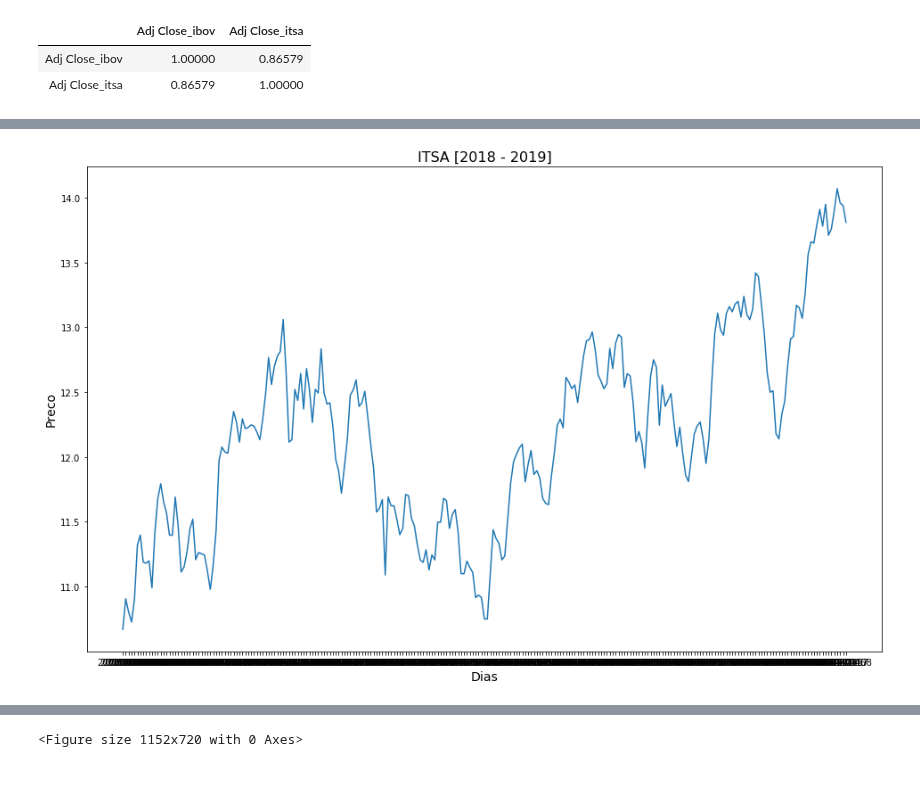
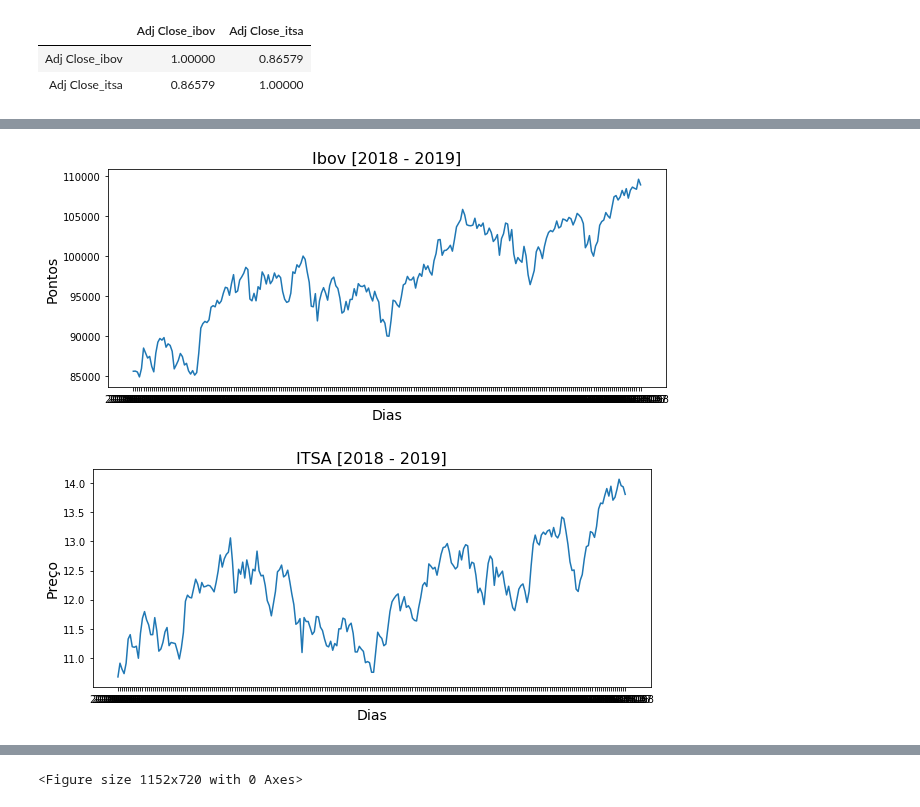
Before and after one commit to pbcarani/P3-Data-Science, a Jupyter notebook: P3_ibov_itausa.ipynb, the cells around one changed output, grey strips where cells are left out. Drawn from its saved outputs; the diff is of its cells as text; code cells hidden in the pictures; blank space fills up the shorter version.

```diff
--- a/P3_ibov_itausa.ipynb
+++ b/P3_ibov_itausa.ipynb
@@ -99,9 +150,17 @@ itsa.describe()
 # %%
-plt.figure(1, figsize=(16,10))
+plt.figure(1, figsize=(10,4))
+plt.plot(date, pontos)
+plt.title('Ibov [2018 - 2019]', fontsize=16)
+plt.xlabel('Dias', fontsize=14)
+plt.ylabel('Pontos', fontsize=14)
+plt.show();
+
+plt.figure(1, figsize=(10,4))
 plt.plot(date, preco)
 plt.title('ITSA [2018 - 2019]', fontsize=16)
 plt.xlabel('Dias', fontsize=14)
-plt.ylabel('Preco', fontsize=14)
+plt.ylabel('Preço', fontsize=14)
 plt.show();
 # %% [output]
-[figure, old version]
+[figure, new version]
+[figure, added]
```
Also changed, not shown: parts of 39 cells of this notebook.
